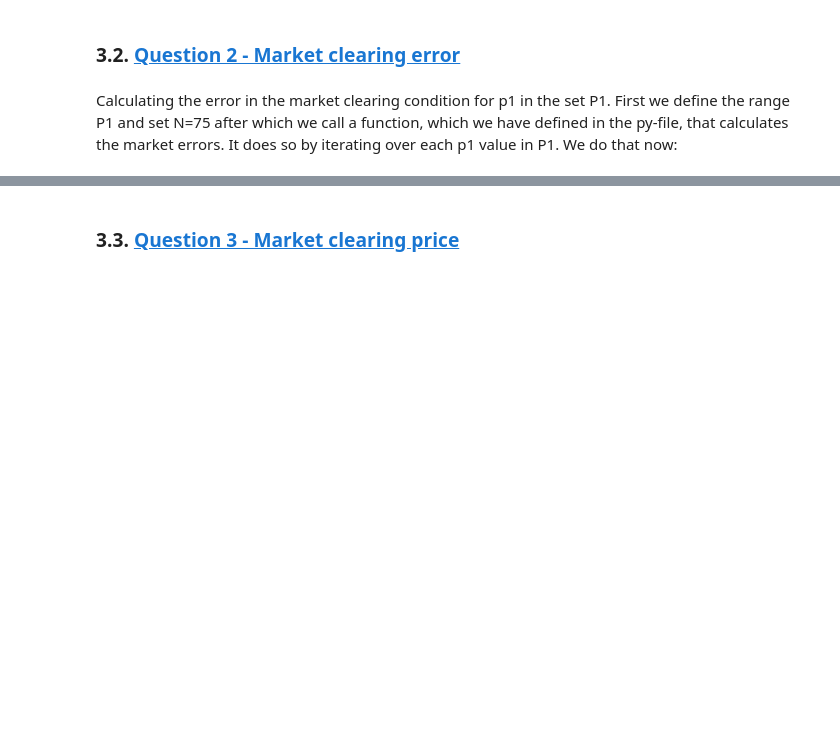
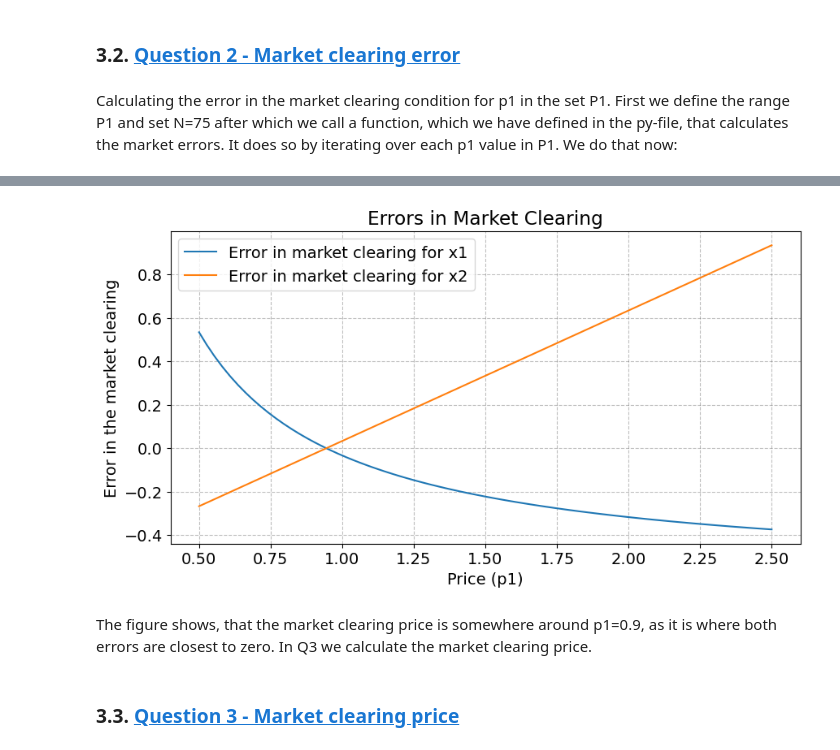
Before and after one commit to NumEconCopenhagen/projects-2024-econtechvets, a Jupyter notebook: inauguralproject/inauguralproject.ipynb, the cells around one changed output, grey strips where cells are left out. Saved outputs shown, nothing was run; the diff lists cells and outputs as text; code cells hidden in the pictures; blank space fills up the shorter version.

```diff
--- a/inauguralproject/inauguralproject.ipynb
+++ b/inauguralproject/inauguralproject.ipynb
@@ -114,3 +85,25 @@ ValueError: x and y must have same first dimension, but have shapes (76,) and (1
+# %%
+# Calculate P1
+P1 = np.linspace(0.5, 2.5, num=75)
+
+# Calculate errors using the new method
+error_1, error_2 = model.calculate_market_clearing_errors(P1)
+
+# Plotting errors
+plt.figure(figsize=(10, 5))
+plt.plot(P1, error_1, label='Error in market clearing for x1')
+plt.plot(P1, error_2, label='Error in market clearing for x2')
+plt.xlabel('Price (p1)')
+plt.ylabel('Error in the market clearing')
+plt.title('Errors in Market Clearing')
+plt.grid(True)
+plt.legend()
+# Show plot
+plt.show()
+# %% [output]
+[figure, added]
+# %% [markdown]
+The figure shows, that the market clearing price is somewhere around p1=0.9, as it is where both errors are closest to zero. In Q3 we calculate the market clearing price.
 # %% [markdown]
 ### 3.3. <a id='toc3_3_'></a>[Question 3 - Market clearing price](#toc0_)
 # %% [markdown]
```
Also changed, not shown: parts of 7 cells of this notebook, 2 other files.
